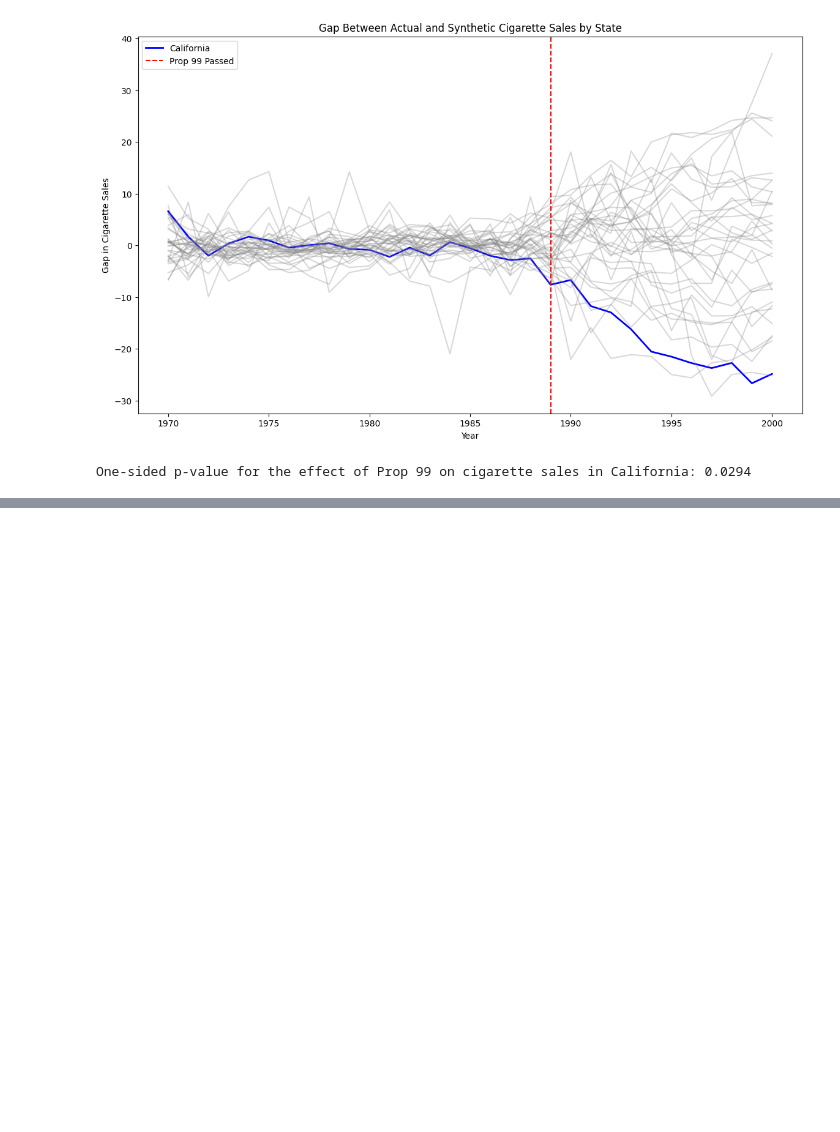
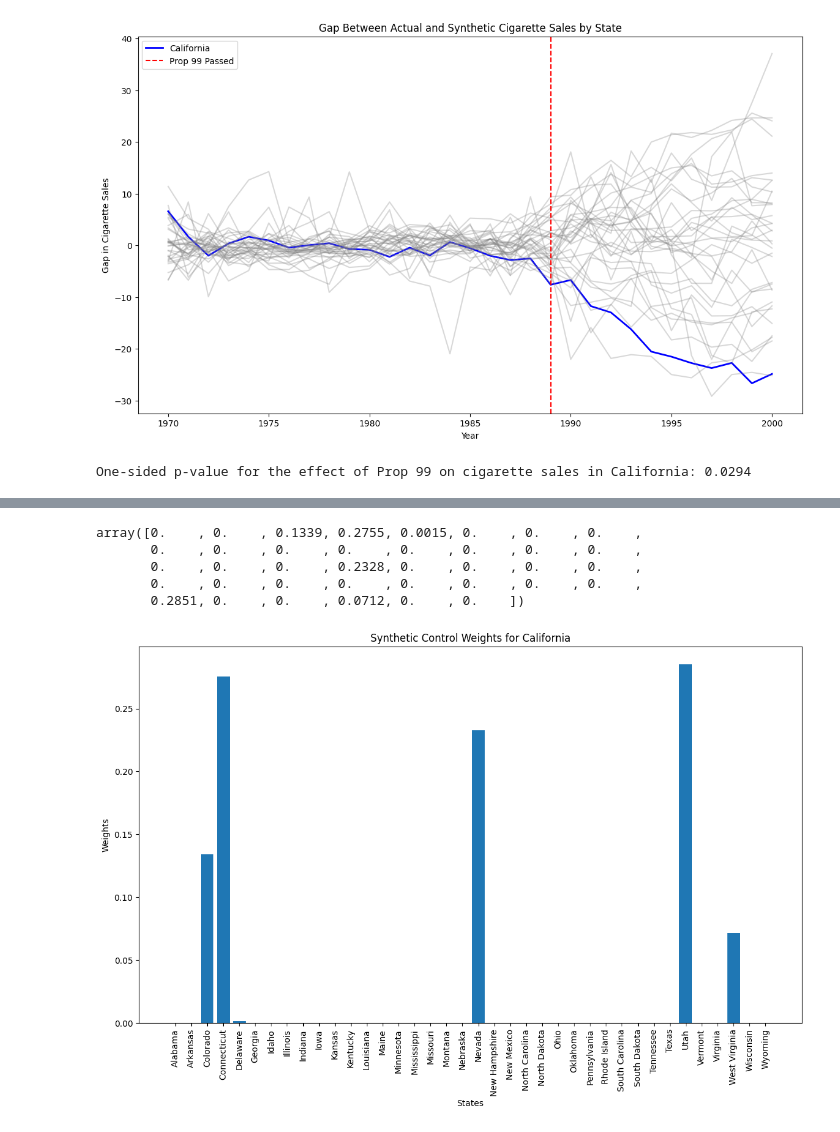
Before and after one commit to cainemerrick98/causal-inference, a Jupyter notebook: 4.reducing_smoking_in_california/notebook.ipynb, the cells around one changed output, grey strips where cells are left out. Cells and saved outputs as stored; diff of their text form; code cells hidden in the pictures; blank space fills up the shorter version.

Commit message:
synthetic control finished

```diff
--- a/4.reducing_smoking_in_california/notebook.ipynb
+++ b/4.reducing_smoking_in_california/notebook.ipynb
@@ -272,0 +279,26 @@ One-sided p-value for the effect of Prop 99 on cigarette sales in California: 0.
+# %%
+inverted = df[df['year'] <= 1980].pivot(index="state", columns="year")[features].T
+
+X1 = inverted.loc[:, "California"].values
+X0 = inverted.drop(columns="California").values
+
+weights = get_w(X1, X0, V=np.eye(X0.shape[0]))
+np.round(weights, 4)
+# %% [output]
+array([0.    , 0.    , 0.1339, 0.2755, 0.0015, 0.    , 0.    , 0.    ,
+       0.    , 0.    , 0.    , 0.    , 0.    , 0.    , 0.    , 0.    ,
+       0.    , 0.    , 0.    , 0.2328, 0.    , 0.    , 0.    , 0.    ,
+       0.    , 0.    , 0.    , 0.    , 0.    , 0.    , 0.    , 0.    ,
+       0.2851, 0.    , 0.    , 0.0712, 0.    , 0.    ])
+# %%
+weights_dict = {state: weight for state, weight in zip(states, np.round(weights, 4))}
+
+fig, ax = plt.subplots(figsize=(14, 8))
+ax.bar(weights_dict.keys(), weights_dict.values())
+ax.set_xlabel("States")
+ax.set_ylabel("Weights")
+ax.set_title("Synthetic Control Weights for California")
+ax.set_xticklabels(weights_dict.keys(), rotation=90)
+plt.show()
+# %% [output]
+[figure, added]
```
Also changed, not shown: parts of 10 cells of this notebook.
